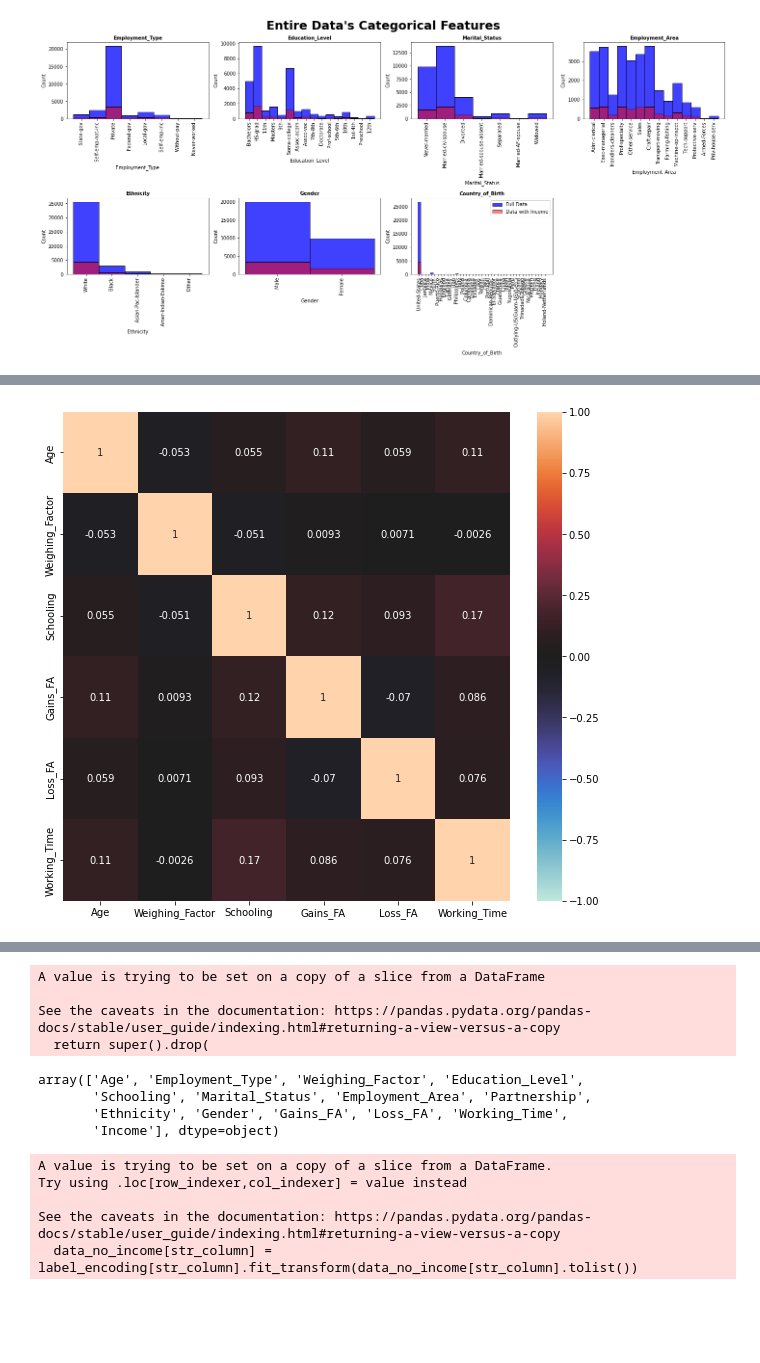
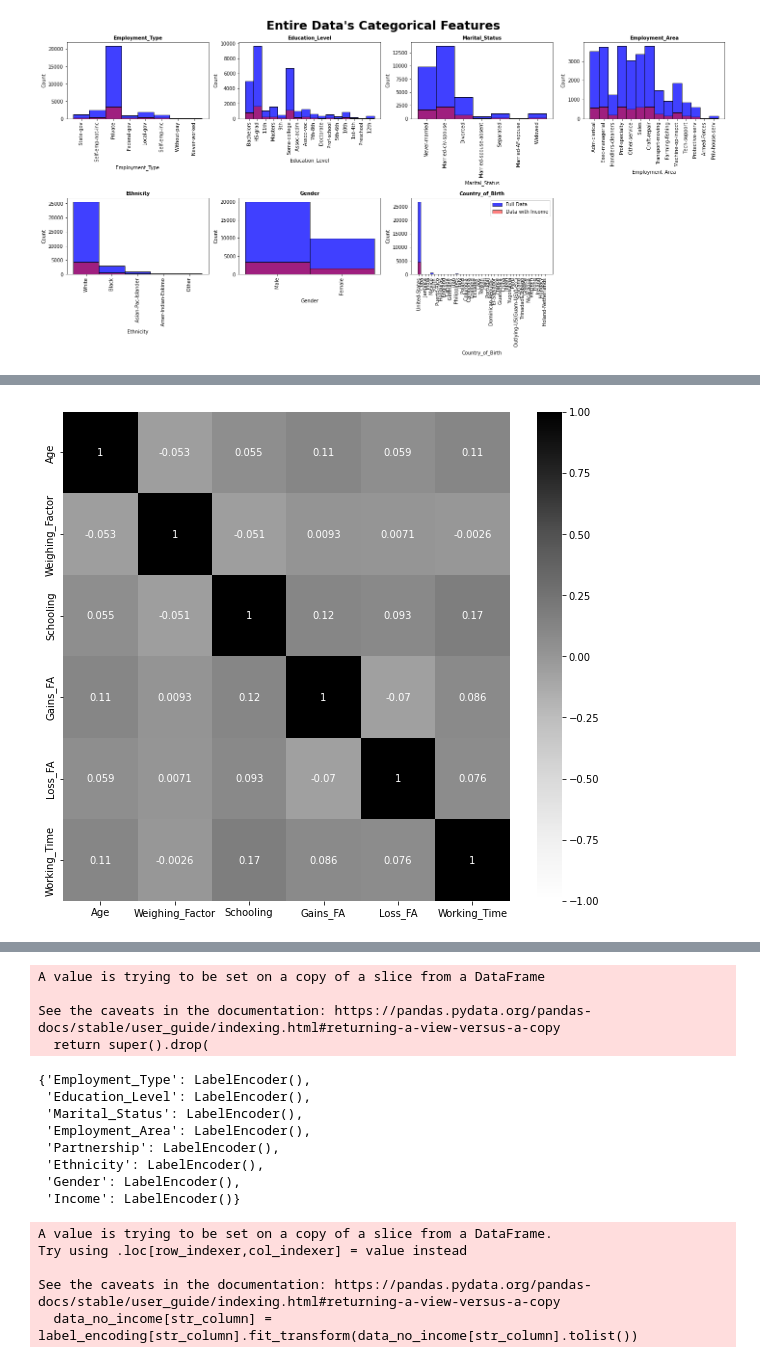
Before and after one commit to Kshitij301199/Income_Classification, a Jupyter notebook: data_exploration.ipynb, the cells around one changed output, grey strips where cells are left out. Drawn from its saved outputs; the diff is of its cells as text; code cells hidden in the pictures; blank space fills up the shorter version.

```diff
--- a/data_exploration.ipynb
+++ b/data_exploration.ipynb
@@ -150,10 +165,10 @@ df.head(10)
 | 9 | 3.761200 | Private | 11.979486 | Bachelors | 1.135322 | Married-civ-spouse | ... |
 # %%
 plt.figure(figsize=(10,9))
-sns.heatmap(df.corr(), annot=True, vmin=-1, vmax=1, center=0)
+sns.heatmap(df.corr(), annot=True, vmin=-1, vmax=1, center=0,cmap="Greys")
 plt.show()
 # %% [output]
-[figure, old version]
+[figure, new version]
 # %%
 for i in df.Country_of_Birth.unique().tolist():
     print(f"{i} : {np.round((len(df[df.Country_of_Birth == i])/len(df))*100,2)}%")
@@ -183,11 +200,4 @@ A value is trying to be set on a copy of a slice from a DataFrame
 
 See the caveats in the documentation: https://pandas.pydata.org/pandas-docs/stable/user_guide/indexing.html#returning-a-view-versus-a-copy
   return super().drop(
-# %%
-df.columns.values
-# %% [output]
-array(['Age', 'Employment_Type', 'Weighing_Factor', 'Education_Level',
-       'Schooling', 'Marital_Status', 'Employment_Area', 'Partnership',
-       'Ethnicity', 'Gender', 'Gains_FA', 'Loss_FA', 'Working_Time',
-       'Income'], dtype=object)
 # %%
@@ -196,6 +208,17 @@ for index, str_column in enumerate([column for column in df.columns.tolist() if
     globals()[f"LE_{index}"] = LabelEncoder()
     df[str_column] = globals()[f"LE_{index}"].fit_transform(df[str_column].tolist())
     label_encoding[str_column] = globals()[f"LE_{index}"]
+# %%
+label_encoding
+# %% [output]
+{'Employment_Type': LabelEncoder(),
+ 'Education_Level': LabelEncoder(),
+ 'Marital_Status': LabelEncoder(),
+ 'Employment_Area': LabelEncoder(),
+ 'Partnership': LabelEncoder(),
+ 'Ethnicity': LabelEncoder(),
+ 'Gender': LabelEncoder(),
+ 'Income': LabelEncoder()}
 # %%
 for index, str_column in enumerate([column for column in data_no_income.columns.tolist() if data_no_income[column].dtypes == "O"]):
     data_no_income[str_column] = label_encoding[str_column].fit_transform(data_no_income[str_column].tolist())
```
Also changed, not shown: parts of 12 cells of this notebook, 1 other file.
